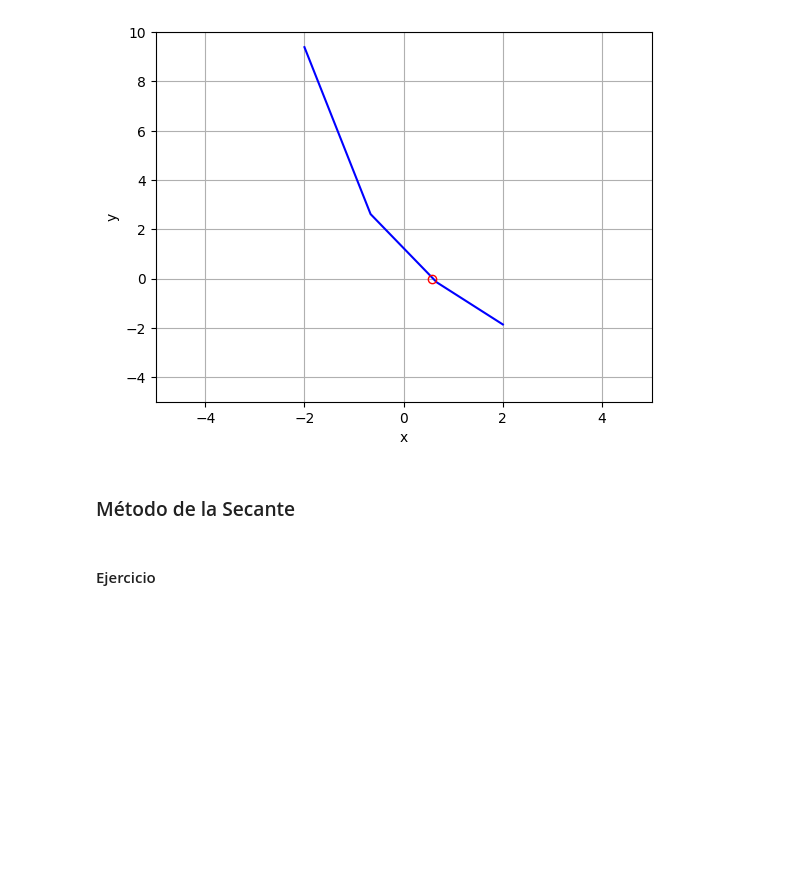
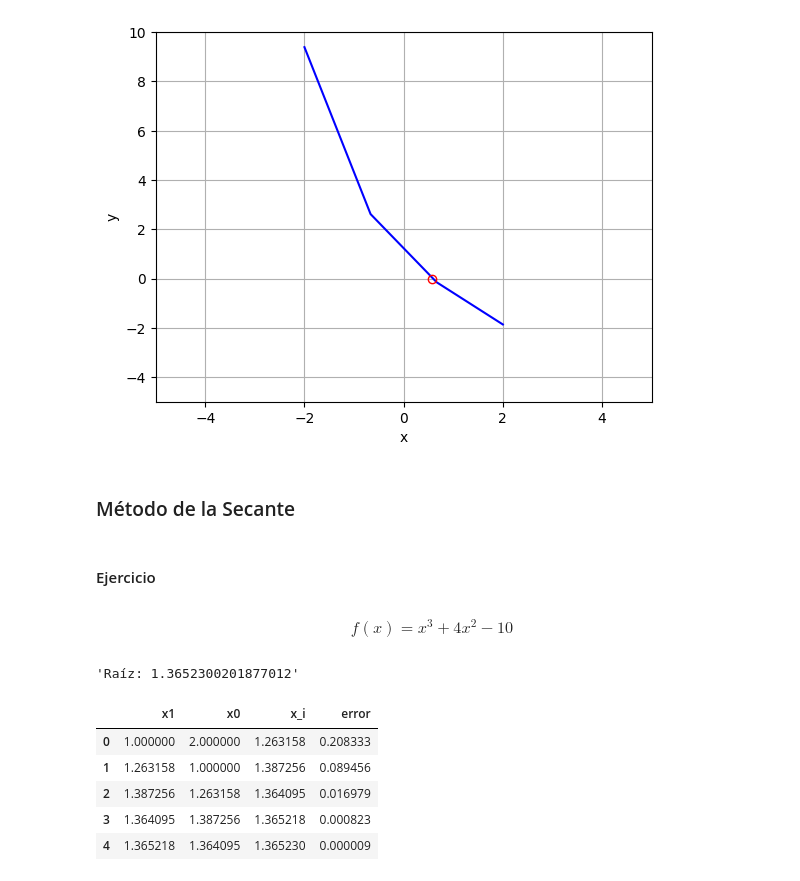
Before and after one commit to smaje99/numerical-methods-udla, a Jupyter notebook: raices de funciones.ipynb, the cells around one changed output. Cells and saved outputs as stored; diff of their text form; code cells hidden in the pictures; blank space fills up the shorter version.

```diff
--- a/raices de funciones.ipynb
+++ b/raices de funciones.ipynb
@@ -300,2 +315,4 @@ plt.show()
 # %% [markdown]
 #### Ejercicio
+# %% [markdown]
+$$f(x) = x^3 + 4x^2 - 10$$
@@ -301,0 +323,14 @@ plt.show()
+# %%
+f'Raíz: {root}'
+# %% [output]
+'Raíz: 1.3652300201877012'
+# %%
+table = np.array(table)
+pd.DataFrame(table, columns=['x1', 'x0', 'x_i', 'error'])
+# %% [output]
+|  | x1 | x0 | x_i | error |
+| 0 | 1.000000 | 2.000000 | 1.263158 | 0.208333 |
+| 1 | 1.263158 | 1.000000 | 1.387256 | 0.089456 |
+| 2 | 1.387256 | 1.263158 | 1.364095 | 0.016979 |
+| 3 | 1.364095 | 1.387256 | 1.365218 | 0.000823 |
+| 4 | 1.365218 | 1.364095 | 1.365230 | 0.000009 |
```
Also changed, not shown: parts of 7 cells of this notebook.
